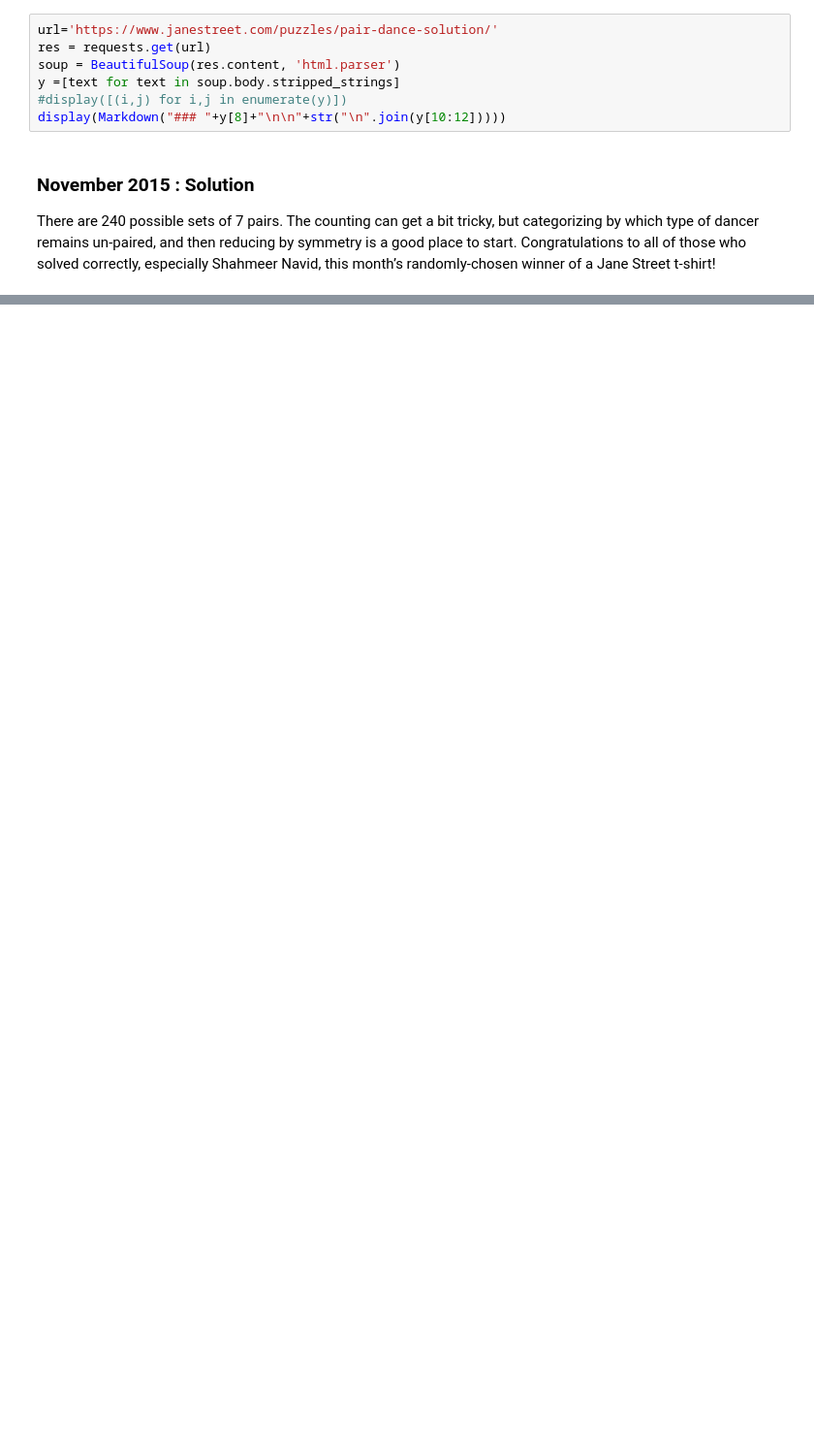
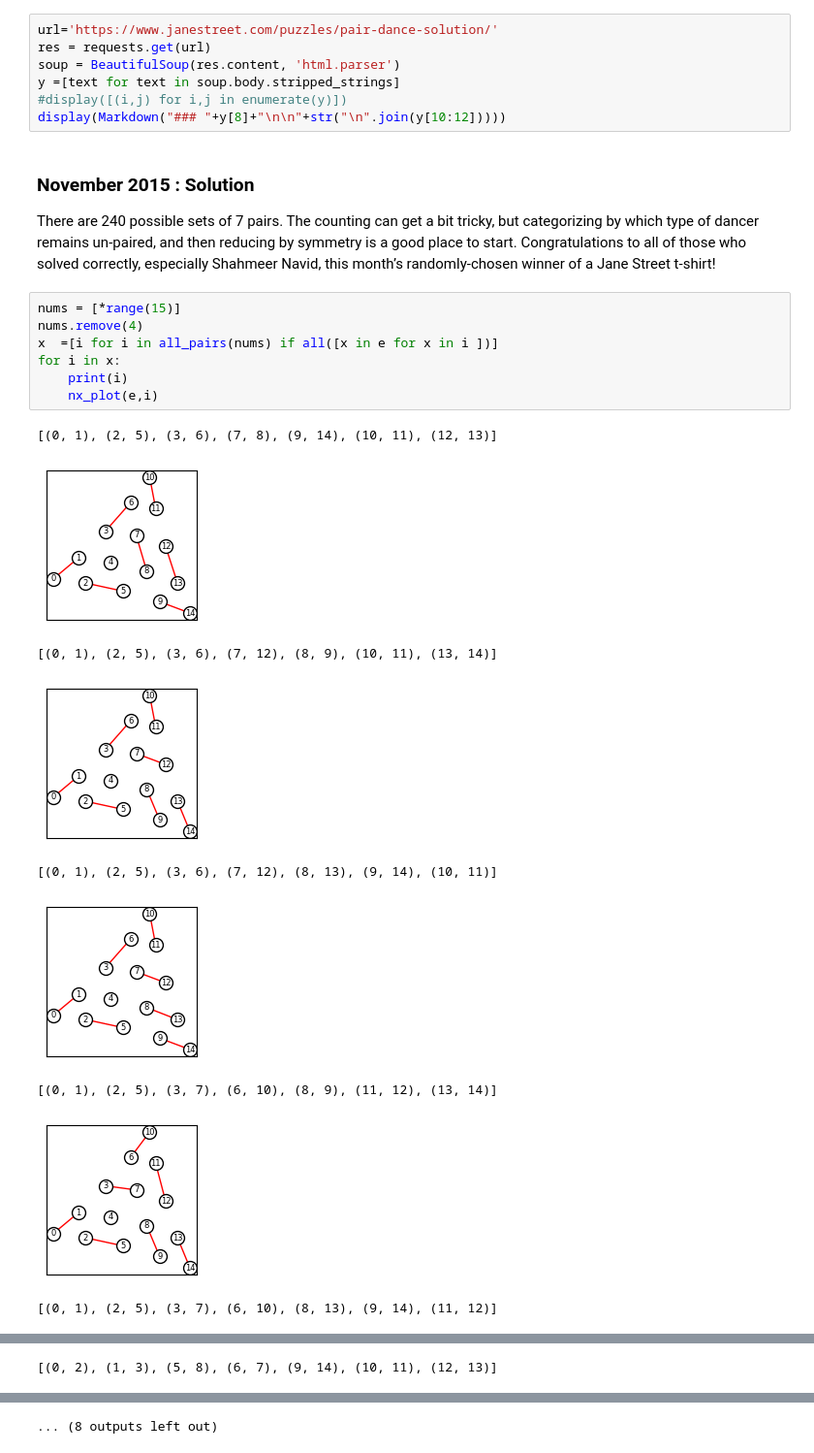
Before and after one commit to gowen100/Jane-Street-Solutions, a Jupyter notebook: 2015_11_PairDance.ipynb, the cells around one changed output, grey strips where cells are left out. Shown at 97% size. Drawn from its saved outputs; the diff is of its cells as text; blank space fills up the shorter version.

```diff
--- a/2015_11_PairDance.ipynb
+++ b/2015_11_PairDance.ipynb
@@ -105,3 +114,20 @@ categorizing by which type of dancer remains un-paired, and then reducing by
 symmetry is a good place to start.
 Congratulations to all of those who solved correctly, especially Shahmeer Navid,
 this month’s randomly-chosen winner of a Jane Street t-shirt!
+# %%
+nums = [*range(15)]
+nums.remove(4)
+x  =[i for i in all_pairs(nums) if all([x in e for x in i ])]
+for i in x:
+    print(i)
+    nx_plot(e,i)
+# %% [output]
+[(0, 1), (2, 5), (3, 6), (7, 8), (9, 14), (10, 11), (12, 13)]
+[figure, added]
+[(0, 1), (2, 5), (3, 6), (7, 12), (8, 9), (10, 11), (13, 14)]
+[figure, added]
+[(0, 1), (2, 5), (3, 6), (7, 12), (8, 13), (9, 14), (10, 11)]
+[figure, added]
+[(0, 1), (2, 5), (3, 7), (6, 10), (8, 9), (11, 12), (13, 14)]
+[figure, added]
+[(0, 1), (2, 5), (3, 7), (6, 10), (8, 13), (9, 14), (11, 12)]
@@ -107,0 +135 @@ this month’s randomly-chosen winner of a Jane Street t-shirt!
+[(0, 2), (1, 3), (5, 8), (6, 7), (9, 14), (10, 11), (12, 13)]
@@ -107,0 +137 @@ this month’s randomly-chosen winner of a Jane Street t-shirt!
+... (8 outputs left out)
```
Also changed, not shown: parts of 3 cells of this notebook.
